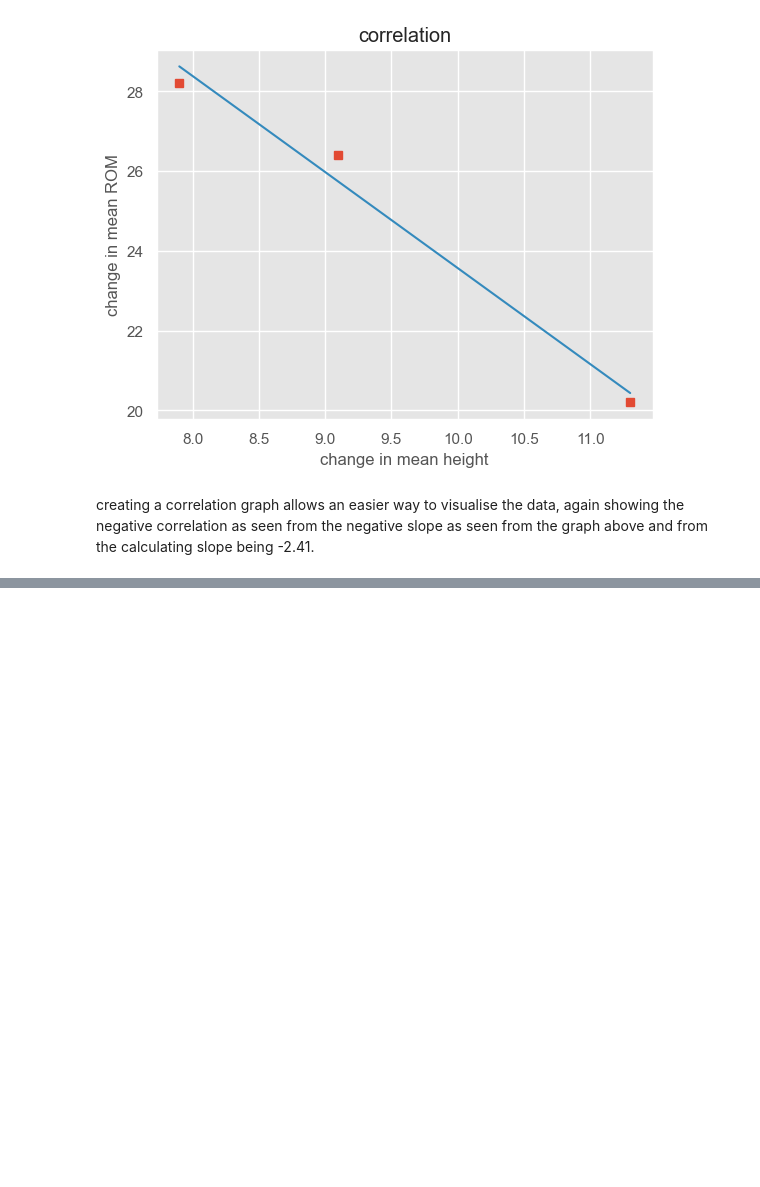
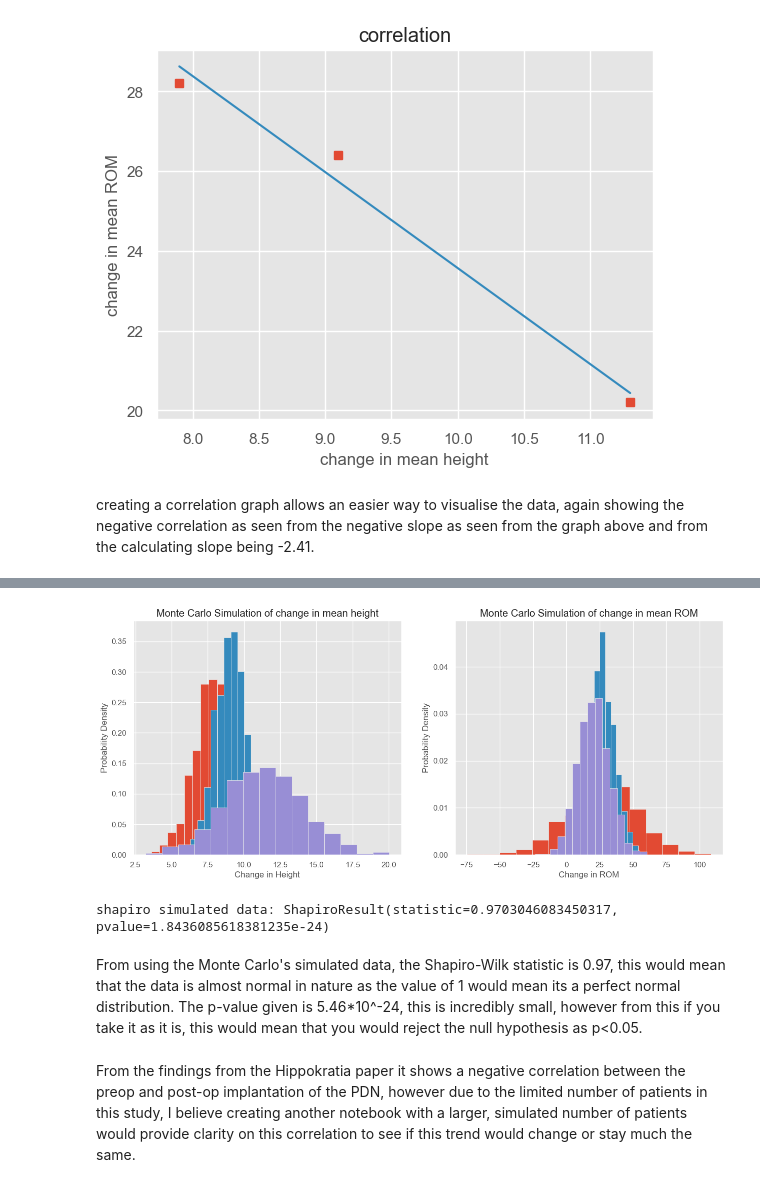
Before and after one commit to JMurd0/PDN-study-, a Jupyter notebook: Data_from_Hippokratia.ipynb, the cells around one changed output, grey strips where cells are left out. Saved outputs shown, nothing was run; the diff lists cells and outputs as text; code cells hidden in the pictures; blank space fills up the shorter version.

```diff
--- a/Data_from_Hippokratia.ipynb
+++ b/Data_from_Hippokratia.ipynb
@@ -278,0 +178,54 @@ result.rvalue = -0.168086130700857
+# %%
+# to use multiple means and standard deviations an array must be created, arrays created for both variables
+mean_height = np.array([7.9, 9.1, 11.3])
+std_height = np.array([1.4, 1.1, 2.7])
+
+mean_ROM = np.array([28.2, 26.4, 20.2])
+std_ROM = np.array([25.7, 9.9, 11.8])
+
+# number of simulations
+num_simulations = 1000
+
+# np.concatenate joins together mutliple arrays and combines them, in this case for the variables that have been zipped together
+Height_sims = np.concatenate([np.random.normal(mean, std_dev, num_simulations) for mean, std_dev in zip(mean_height, std_height)])
+ROM_sims = np.concatenate([np.random.normal(mean, std_dev, num_simulations) for mean, std_dev in zip(mean_ROM ,std_ROM)])
+
+# Plotting separate histograms for each variable and preop, 48 and 96 months after implantation
+plt.figure(figsize=(15, 6))
+
+# creating subplot for mean height sim
+plt.subplot(1, 2, 1)
+for label, (mean, std_dev) in zip(["Preop", "48 months", "96 months"], zip(mean_height, std_height)):
+    plt.hist(np.random.normal(mean, std_dev, num_simulations), bins=15, density=True, label = label)
+plt.title('Monte Carlo Simulation of change in mean height')
+plt.xlabel('Change in Height')
+plt.ylabel('Probability Density')
+
+
+# creating subplot for mean ROM sim
+plt.subplot(1, 2, 2)
+for label, (mean, std_dev) in zip(["Preop", "48 months", "96 months"], zip(mean_ROM, std_ROM)):
+    plt.hist(np.random.normal(mean, std_dev, num_simulations), bins=15, density=True, label = label )
+plt.title('Monte Carlo Simulation of change in mean ROM')
+plt.xlabel('Change in ROM')
+plt.ylabel('Probability Density')
+
+plt.show()
+# %% [output]
+[figure, added]
+# %%
+# Shapiro-Wilk test for normality
+from scipy.stats import shapiro
+
+Height_sims = np.concatenate([np.random.normal(mean, std_dev, num_simulations) for mean, std_dev in zip(mean_height, std_height)])
+ROM_sims = np.concatenate([np.random.normal(mean, std_dev, num_simulations) for mean, std_dev in zip(mean_ROM ,std_ROM)])
+
+simulated_data = Height_sims + ROM_sims
+
+print(f'shapiro simulated data: {shapiro(simulated_data)}')
+# %% [output]
+shapiro simulated data: ShapiroResult(statistic=0.9703046083450317, pvalue=1.8436085618381235e-24)
+# %% [markdown]
+From using the Monte Carlo's simulated data, the Shapiro-Wilk statistic is 0.97, this would mean that the data is almost normal in nature as the value of 1 would mean its a perfect normal distribution. The p-value given is 5.46*10^-24, this is incredibly small, however from this if you take it as it is, this would mean that you would reject the null hypothesis as p<0.05.
+# %% [markdown]
+From the findings from the Hippokratia paper it shows a negative correlation between the preop and post-op implantation of the PDN, however due to the limited number of patients in this study, I believe creating another notebook with a larger, simulated number of patients would provide clarity on this correlation to see if this trend would change or stay much the same.
```
Also changed, not shown: parts of 13 cells of this notebook.
